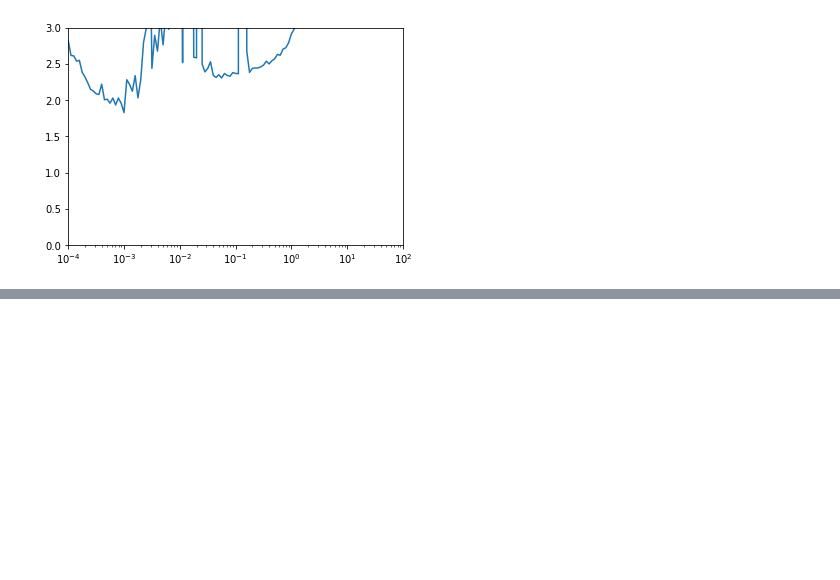
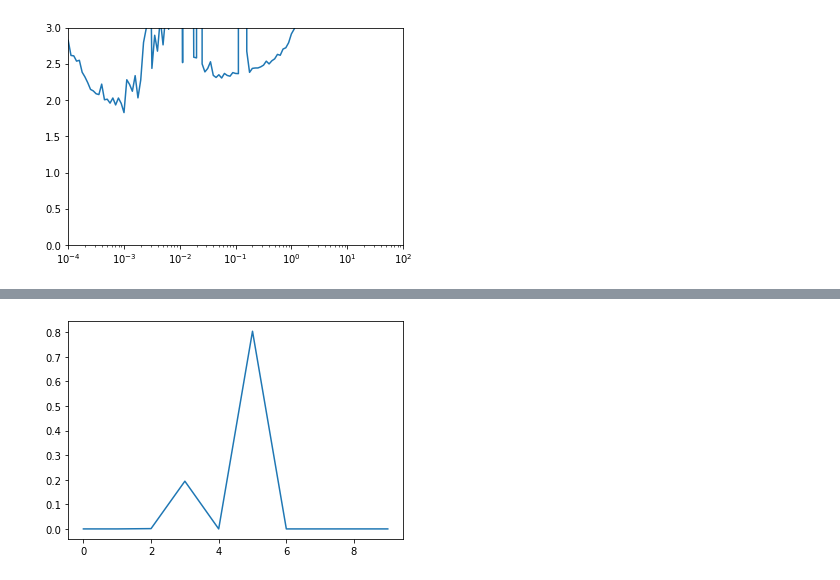
Before and after one commit to devZaidBaig/TExNet, a Jupyter notebook: TExNet.ipynb, the cells around one changed output, grey strips where cells are left out. Saved outputs shown, nothing was run; the diff lists cells and outputs as text; code cells hidden in the pictures; blank space fills up the shorter version.

```diff
--- a/TExNet.ipynb
+++ b/TExNet.ipynb
@@ -1087,0 +1066,5 @@ for layer_name, feature_map in zip(layer_names, successive_feature_maps):
+# %%
+plt.plot(result[0])
+plt.show()
+# %% [output]
+[figure, added]
```
Also changed, not shown: parts of 17 cells of this notebook, 29 other files.
